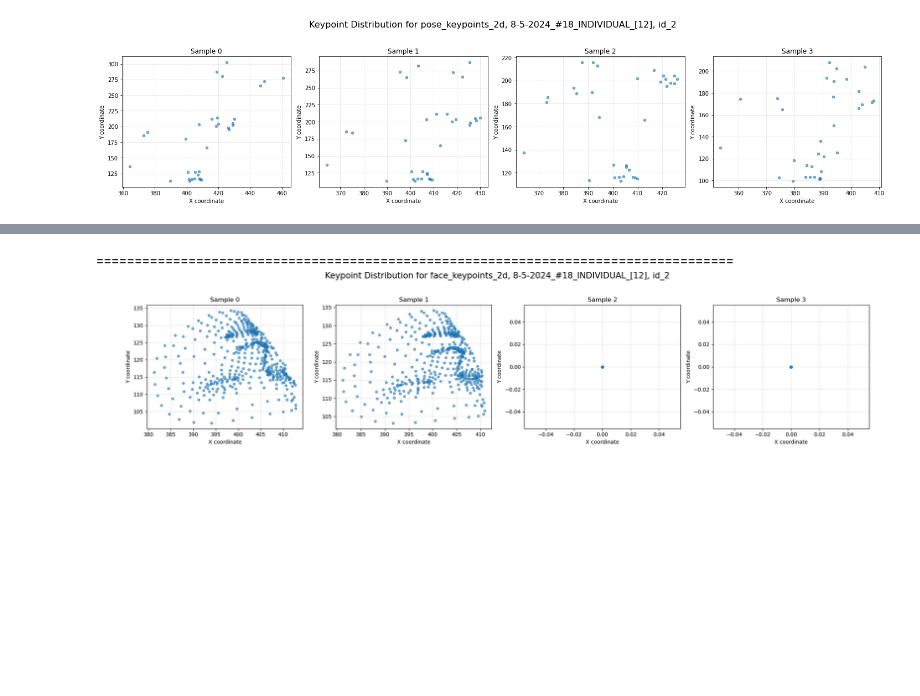
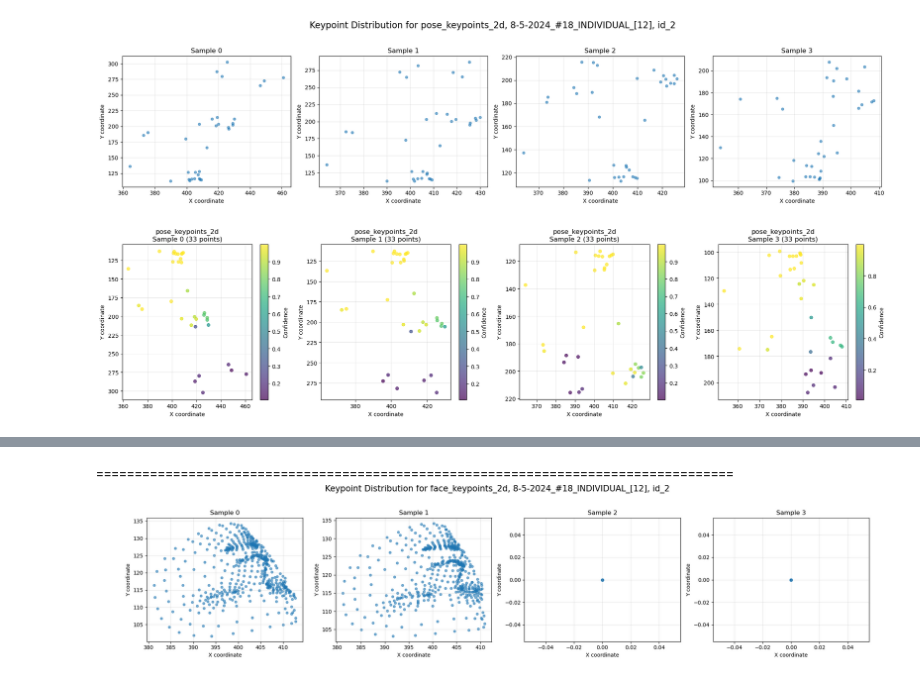
Before and after one commit to LiubovRev/sense_project, a Jupyter notebook: merged_json_analysis.ipynb, the cells around one changed output, grey strips where cells are left out. Cells and saved outputs as stored; diff of their text form; code cells hidden in the pictures; blank space fills up the shorter version.

```diff
--- a/merged_json_analysis.ipynb
+++ b/merged_json_analysis.ipynb
@@ -21,7 +21,7 @@ base_path = Path(BASE_PATH)
 
 id = 2
 # %%
-file_path = f'{base_path}/new_jsons_merged_id_{id}.json'
+file_path = f'/home/liubov/Desktop/BNF/work/{directory}/PosesDir/new_jsons_merged_id_{id}.json'
 with open(file_path, "r", encoding="utf-8") as f:
     data = json.load(f)
 # %%
@@ -317,7 +317,7 @@ def analyze_keypoint_data(directory: str, id_val: str):
         directory: Directory name
         id_val: ID value for the file
     """
-    file_path = f'{base_path}/new_jsons_merged_id_{id}.json'
+    file_path = f'/home/liubov/Desktop/BNF/work/{directory}/PosesDir/new_jsons_merged_id_{id_val}.json'
 
     # Load data
     data = load_keypoint_data(file_path)
@@ -463,3 +463,7 @@ if __name__ == '__main__':
 [figure]
 [figure]
 [figure]
+# %%
+visualize_keypoint_samples(data, ['pose_keypoints_2d'], [0, 1, 2, 3])
+# %% [output]
+[figure, added]
```
Also changed, not shown: parts of 3 cells of this notebook, 5 other files.
